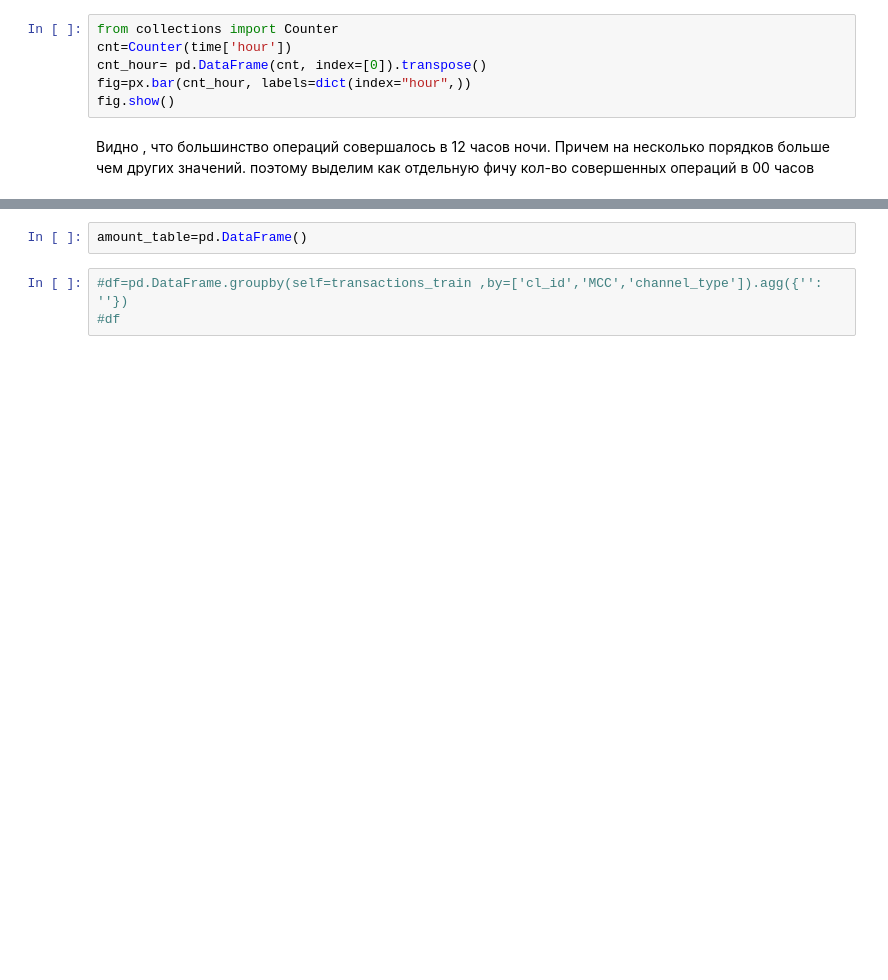
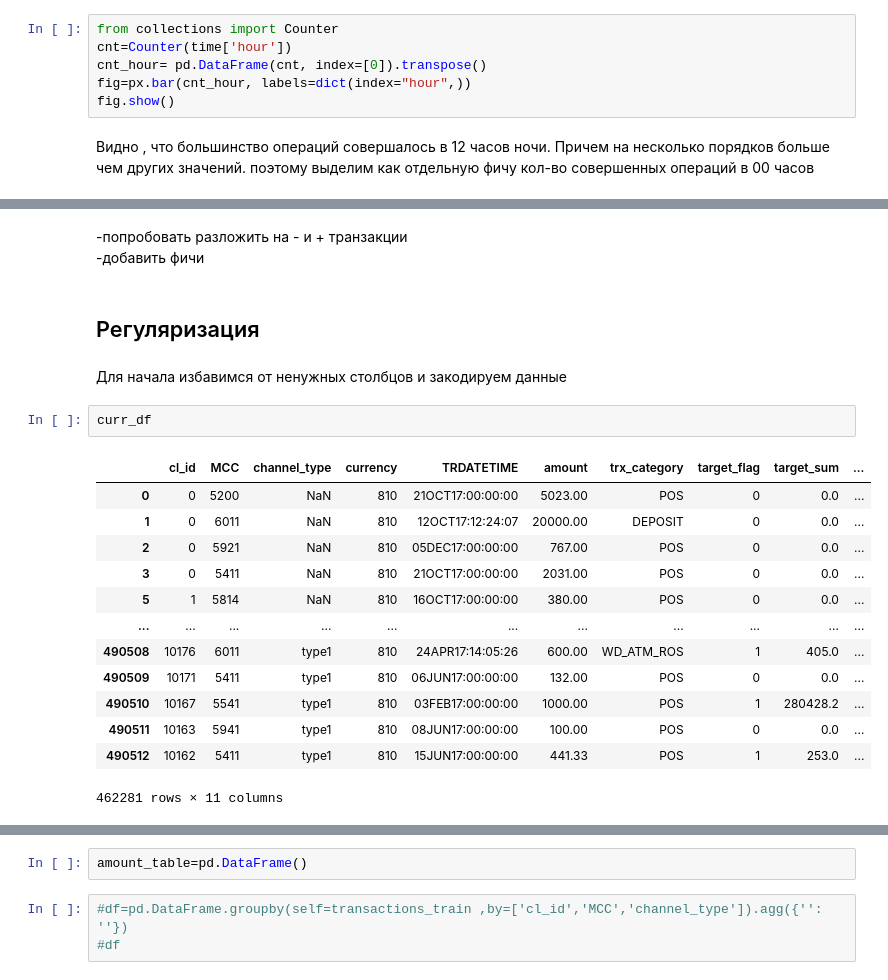
Before and after one commit to ddddrill/ds3-spring-2018, a Jupyter notebook: 3. Feature Engineering/3.2/FE_Homework_1.ipynb, the cells around one changed output, grey strips where cells are left out. Drawn from its saved outputs; the diff is of its cells as text; blank space fills up the shorter version.

```diff
--- a/3. Feature Engineering/3.2/FE_Homework_1.ipynb
+++ b/3. Feature Engineering/3.2/FE_Homework_1.ipynb
@@ -284,0 +259,23 @@ curr_df.dropna()
+# %% [markdown]
+-попробовать разложить на - и + транзакции
+-добавить фичи
+# %% [markdown]
+## Регуляризация
+# %% [markdown]
+Для начала избавимся от ненужных столбцов и закодируем данные
+# %%
+curr_df
+# %% [output]
+|  | cl_id | MCC | channel_type | currency | TRDATETIME | amount | trx_category | target_flag | target_sum | ... |
+| 0 | 0 | 5200 | NaN | 810 | 21OCT17:00:00:00 | 5023.00 | POS | 0 | 0.0 | ... |
+| 1 | 0 | 6011 | NaN | 810 | 12OCT17:12:24:07 | 20000.00 | DEPOSIT | 0 | 0.0 | ... |
+| 2 | 0 | 5921 | NaN | 810 | 05DEC17:00:00:00 | 767.00 | POS | 0 | 0.0 | ... |
+| 3 | 0 | 5411 | NaN | 810 | 21OCT17:00:00:00 | 2031.00 | POS | 0 | 0.0 | ... |
+| 5 | 1 | 5814 | NaN | 810 | 16OCT17:00:00:00 | 380.00 | POS | 0 | 0.0 | ... |
+| ... | ... | ... | ... | ... | ... | ... | ... | ... | ... | ... |
+| 490508 | 10176 | 6011 | type1 | 810 | 24APR17:14:05:26 | 600.00 | WD_ATM_ROS | 1 | 405.0 | ... |
+| 490509 | 10171 | 5411 | type1 | 810 | 06JUN17:00:00:00 | 132.00 | POS | 0 | 0.0 | ... |
+| 490510 | 10167 | 5541 | type1 | 810 | 03FEB17:00:00:00 | 1000.00 | POS | 1 | 280428.2 | ... |
+| 490511 | 10163 | 5941 | type1 | 810 | 08JUN17:00:00:00 | 100.00 | POS | 0 | 0.0 | ... |
+| 490512 | 10162 | 5411 | type1 | 810 | 15JUN17:00:00:00 | 441.33 | POS | 1 | 253.0 | ... |
+462281 rows × 11 columns
```
Also changed, not shown: parts of 21 cells of this notebook.
